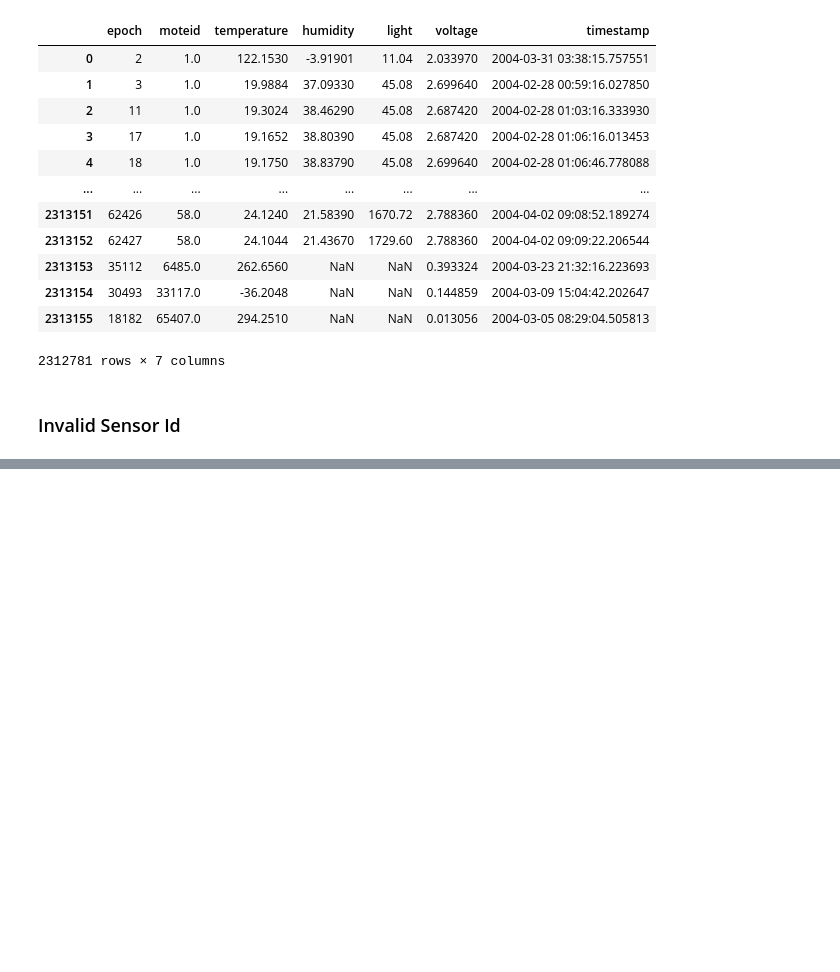
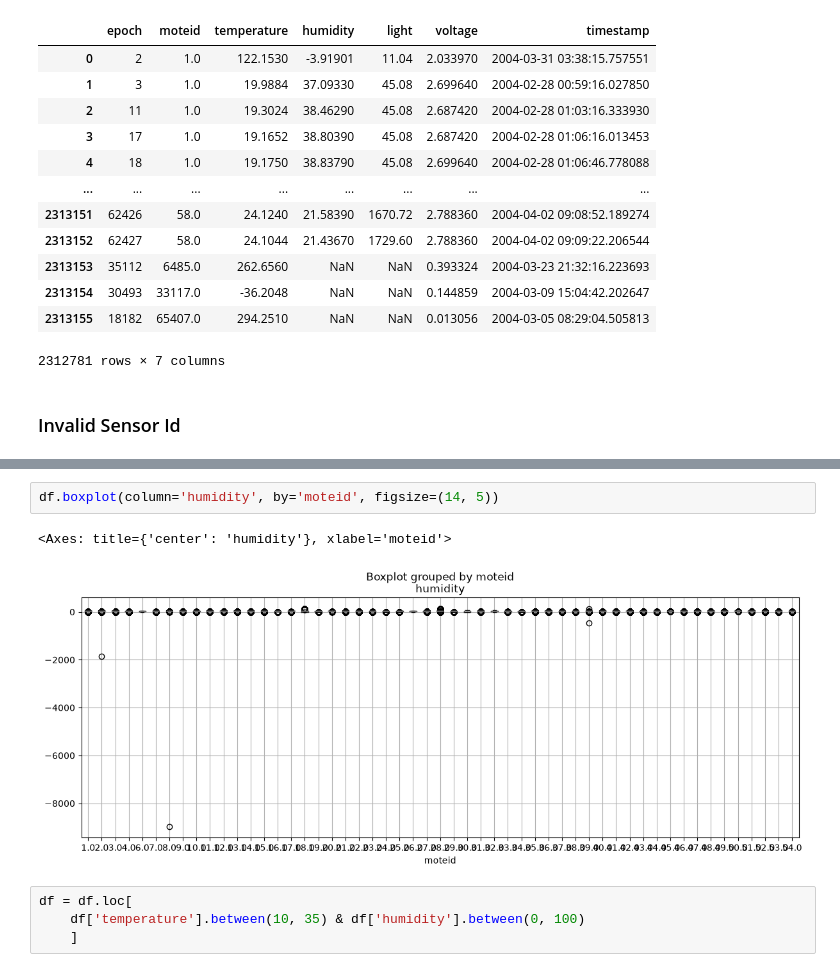
Before and after one commit to bletvaska/airflow101, a Jupyter notebook: notebooks/sensor.data.ipynb, the cells around one changed output, grey strips where cells are left out. Cells and saved outputs as stored; diff of their text form; blank space fills up the shorter version.

```diff
--- a/notebooks/sensor.data.ipynb
+++ b/notebooks/sensor.data.ipynb
@@ -97,0 +116,9 @@ df
+# %%
+df.boxplot(column='humidity', by='moteid', figsize=(14, 5))
+# %% [output]
+<Axes: title={'center': 'humidity'}, xlabel='moteid'>
+[figure, added]
+# %%
+df = df.loc[
+    df['temperature'].between(10, 35) & df['humidity'].between(0, 100)
+    ]
```
Also changed, not shown: parts of 4 cells of this notebook.
